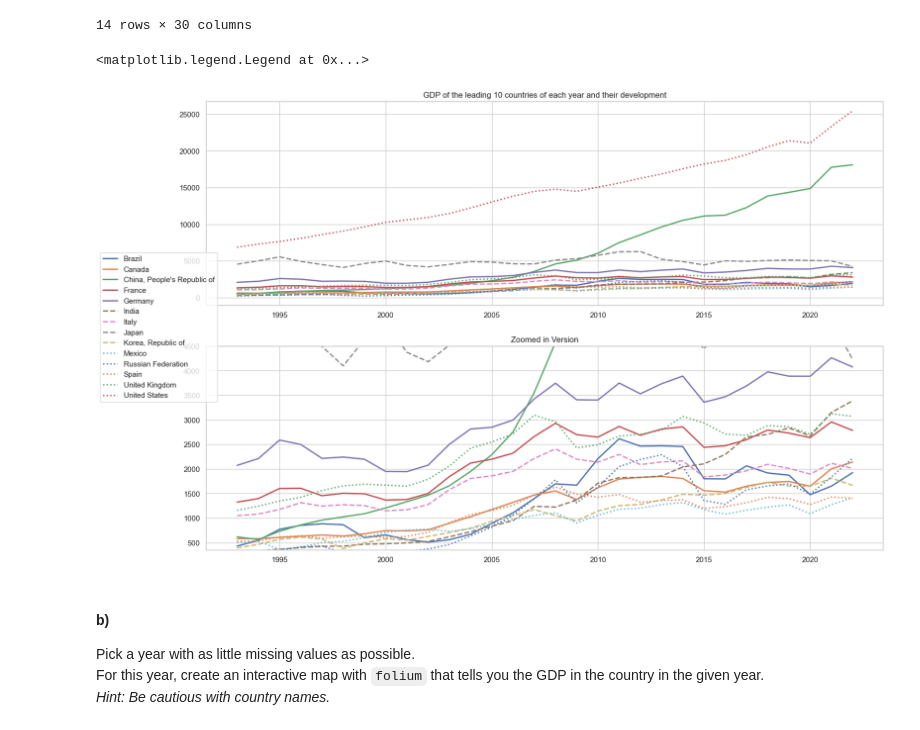
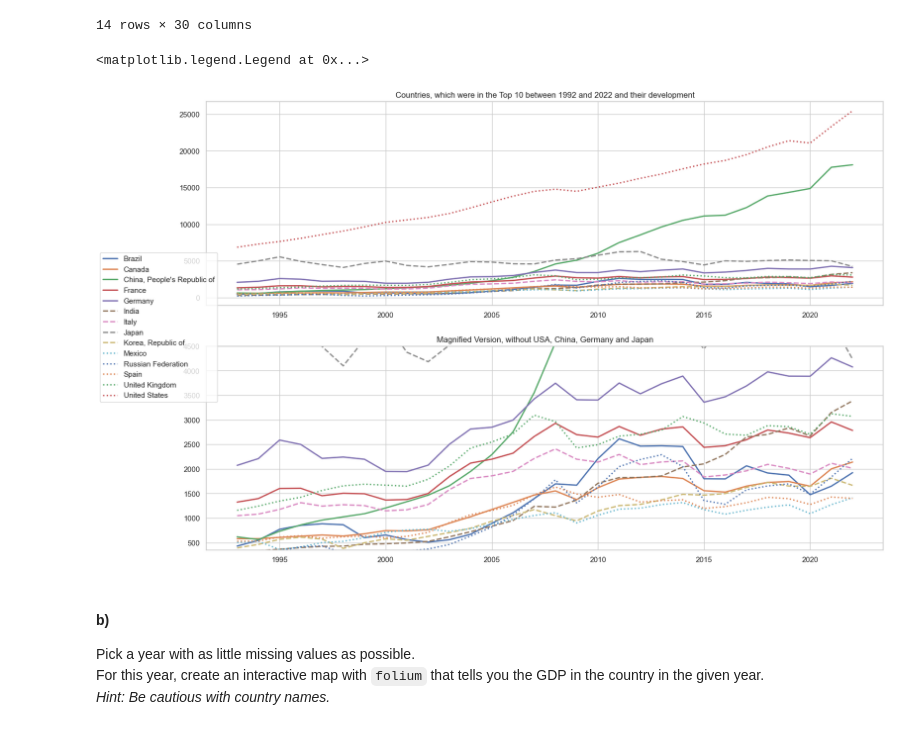
Before and after one commit to Monsieur-Bandana/data_science_clockmann, a Jupyter notebook: ClassProject2207 (1).ipynb, the cells around one changed output. Drawn from its saved outputs; the diff is of its cells as text; code cells hidden in the pictures.

```diff
--- a/ClassProject2207 (1).ipynb
+++ b/ClassProject2207 (1).ipynb
@@ -315,33 +387,33 @@ dfTop20All
 # %%
 fig, axes = plt.subplots(2, 1, figsize=(18, 12))
 
 
 y = dfTop20All.columns.to_list()
 x = dfTop20All.values.tolist()
 
 i=0
 
 linewidth = 2
 linestyle = "-"
 
 while (i < len(x)):
     if(i>4 and i<9):
         linestyle = "--"
     if (i >= 9 ):
         linestyle = ":"
 
     axes[0].plot(y, x[i], linestyle=linestyle, linewidth=linewidth)
     axes[1].plot(y, x[i], linestyle=linestyle, linewidth=linewidth)
     i=i+1
 
 axes[1].set_ylim([350, 4500])
-axes[0].set_title('GDP of the leading 10 countries of each year and their development')
-axes[1].set_title('Zoomed in Version')
+axes[0].set_title('Countries, which were in the Top 10 between 1992 and 2022 and their development')
+axes[1].set_title('Magnified Version, without USA, China, Germany and Japan')
 
 fig.legend(dfTop20All.index.to_list(), loc=6)
 # %% [output]
 <matplotlib.legend.Legend at 0x...>
-[figure, old version]
+[figure, new version]
 # %%
 # add legend for each country https://matplotlib.org/stable/gallery/subplots_axes_and_figures/figure_title.html
 # %% [markdown]
```
Also changed, not shown: parts of 6 cells of this notebook.
